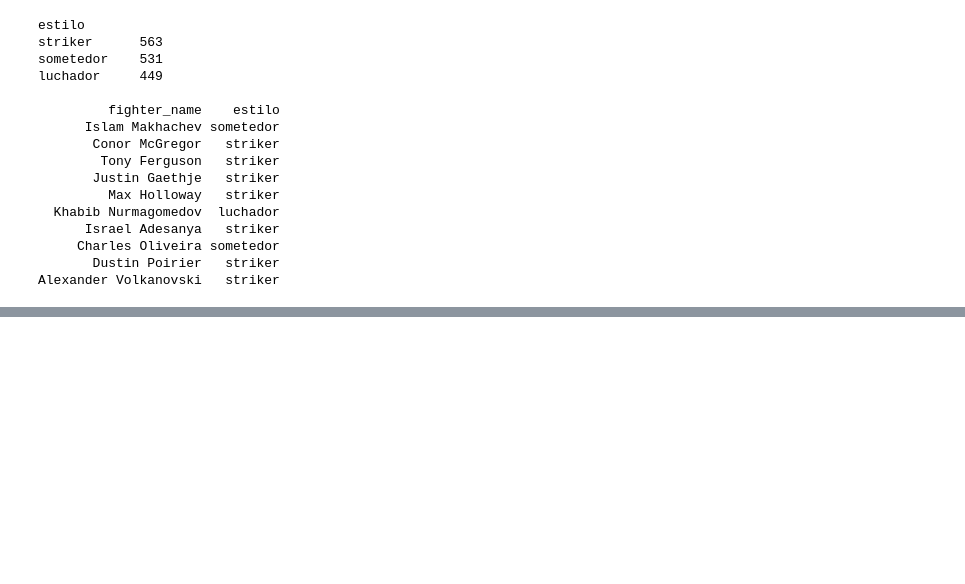
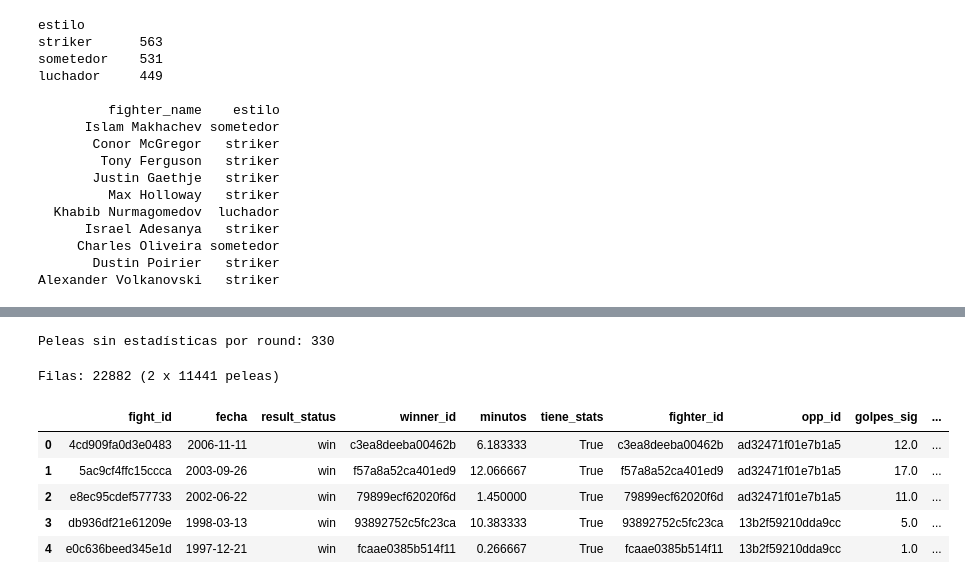
Before and after one commit to Samirsigno/ufcAnalysis, a Jupyter notebook: fighter_analisis.ipynb, the cells around one changed output, grey strips where cells are left out. Cells and saved outputs as stored; diff of their text form; code cells hidden in the pictures; blank space fills up the shorter version.

```diff
--- a/fighter_analisis.ipynb
+++ b/fighter_analisis.ipynb
@@ -571,0 +623,59 @@ Alexander Volkanovski   striker
+# %%
+# Mejora 1 - Paso 2: golpes significativos, derribos e intentos de sumisión de cada pelea (suma de rounds)
+round_df = pd.read_csv("round.csv")
+cols_round = [
+    "r_sig_landed",
+    "b_sig_landed",
+    "r_td_success",
+    "b_td_success",
+    "r_sub_att",
+    "b_sub_att",
+]
+stats_pelea = round_df.groupby("fight_id")[cols_round].sum().reset_index()
+
+peleas_m1 = peleas_m1.merge(stats_pelea, on="fight_id", how="left")
+peleas_m1["tiene_stats"] = peleas_m1["r_sig_landed"].notna()
+print(f"Peleas sin estadísticas por round: {(~peleas_m1['tiene_stats']).sum()}")
+# %% [output]
+Peleas sin estadísticas por round: 330
+# %%
+# Mejora 1 - Paso 3: tabla larga, una fila por peleador y pelea (cada pelea aparece dos veces)
+columnas_esquina = {
+    "r": {
+        "r_id": "fighter_id",
+        "b_id": "opp_id",
+        "r_sig_landed": "golpes_sig",
+        "r_td_success": "derribos",
+        "r_sub_att": "int_sumision",
+    },
+    "b": {
+        "b_id": "fighter_id",
+        "r_id": "opp_id",
+        "b_sig_landed": "golpes_sig",
+        "b_td_success": "derribos",
+        "b_sub_att": "int_sumision",
+    },
+}
+comunes = ["fight_id", "fecha", "result_status", "winner_id", "minutos", "tiene_stats"]
+historial = pd.concat(
+    [
+        peleas_m1[comunes + list(cols)].rename(columns=cols)
+        for cols in columnas_esquina.values()
+    ],
+    ignore_index=True,
+)
+historial["gano"] = historial["winner_id"] == historial["fighter_id"]
+# 1 = victoria, -1 = derrota, 0 = empate o "no contest"
+historial["resultado"] = np.where(
+    historial["result_status"] != "win", 0, np.where(historial["gano"], 1, -1)
+)
+print(f"Filas: {len(historial)} (2 x {len(peleas_m1)} peleas)")
+historial.head()
+# %% [output]
+Filas: 22882 (2 x 11441 peleas)
+|  | fight_id | fecha | result_status | winner_id | minutos | tiene_stats | fighter_id | opp_id | golpes_sig | ... |
+| 0 | 4cd909fa0d3e0483 | 2006-11-11 | win | c3ea8deeba00462b | 6.183333 | True | c3ea8deeba00462b | ad32471f01e7b1a5 | 12.0 | ... |
+| 1 | 5ac9cf4ffc15ccca | 2003-09-26 | win | f57a8a52ca401ed9 | 12.066667 | True | f57a8a52ca401ed9 | ad32471f01e7b1a5 | 17.0 | ... |
+| 2 | e8ec95cdef577733 | 2002-06-22 | win | 79899ecf62020f6d | 1.450000 | True | 79899ecf62020f6d | ad32471f01e7b1a5 | 11.0 | ... |
+| 3 | db936df21e61209e | 1998-03-13 | win | 93892752c5fc23ca | 10.383333 | True | 93892752c5fc23ca | 13b2f59210dda9cc | 5.0 | ... |
+| 4 | e0c636beed345e1d | 1997-12-21 | win | fcaae0385b514f11 | 0.266667 | True | fcaae0385b514f11 | 13b2f59210dda9cc | 1.0 | ... |
```
Also changed, not shown: parts of 13 cells of this notebook.
